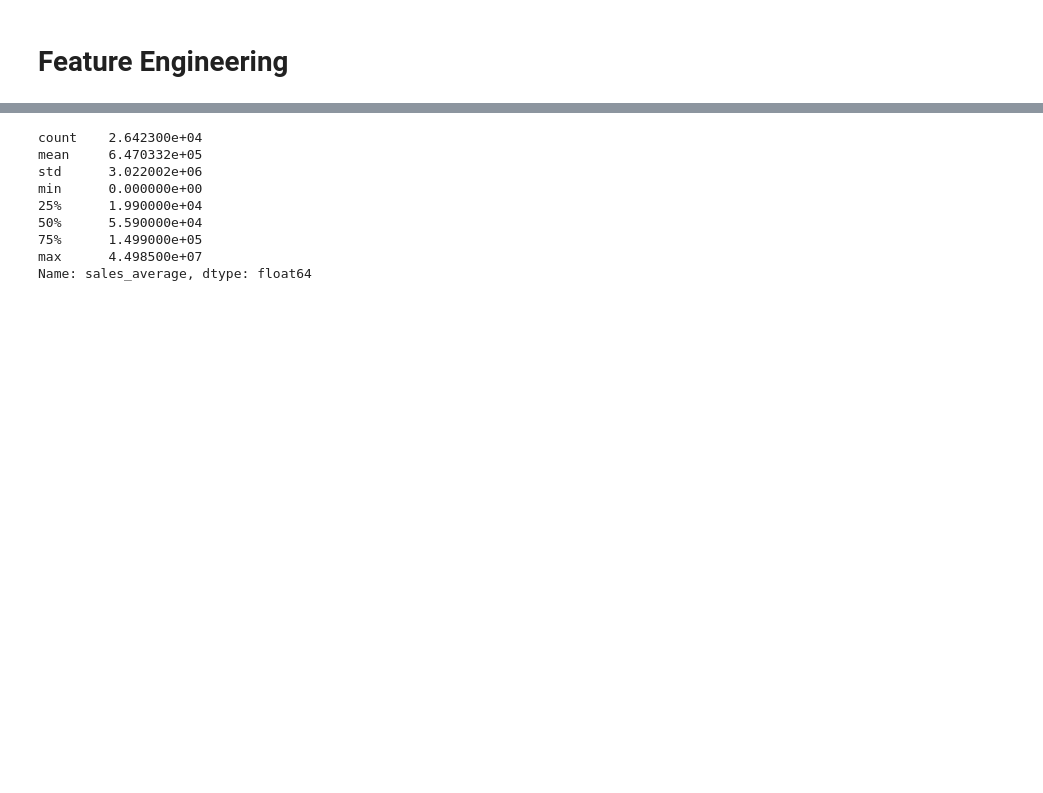
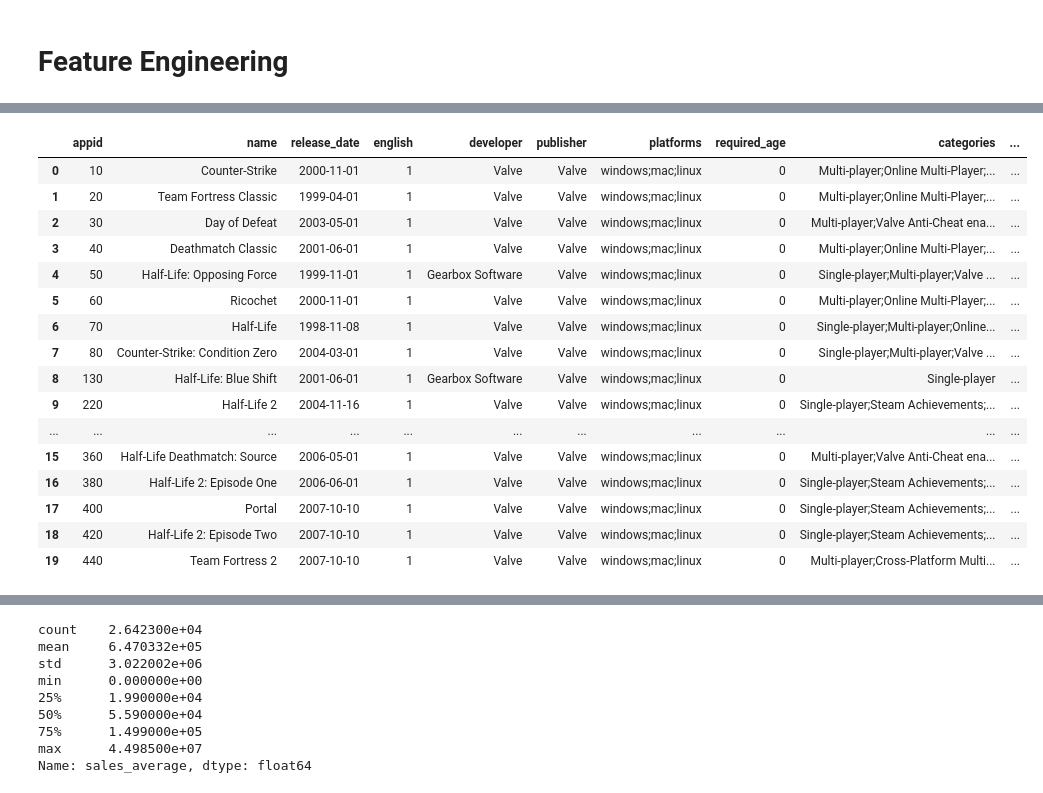
Before and after one commit to SangyunT/steam_game_sales, a Jupyter notebook: index.ipynb, the cells around one changed output, grey strips where cells are left out. Cells and saved outputs as stored; diff of their text form; code cells hidden in the pictures; blank space fills up the shorter version.

```diff
--- a/index.ipynb
+++ b/index.ipynb
@@ -183,0 +193,21 @@ Name: count, dtype: int64
+# %%
+games = games.reset_index().drop("index", axis=1)
+games.head()
+# %% [output]
+|  | appid | name | release_date | english | developer | publisher | platforms | required_age | categories | ... |
+| 0 | 10 | Counter-Strike | 2000-11-01 | 1 | Valve | Valve | windows;mac;linux | 0 | Multi-player;Online Multi-Player;... | ... |
+| 1 | 20 | Team Fortress Classic | 1999-04-01 | 1 | Valve | Valve | windows;mac;linux | 0 | Multi-player;Online Multi-Player;... | ... |
+| 2 | 30 | Day of Defeat | 2003-05-01 | 1 | Valve | Valve | windows;mac;linux | 0 | Multi-player;Valve Anti-Cheat ena... | ... |
+| 3 | 40 | Deathmatch Classic | 2001-06-01 | 1 | Valve | Valve | windows;mac;linux | 0 | Multi-player;Online Multi-Player;... | ... |
+| 4 | 50 | Half-Life: Opposing Force | 1999-11-01 | 1 | Gearbox Software | Valve | windows;mac;linux | 0 | Single-player;Multi-player;Valve ... | ... |
+| 5 | 60 | Ricochet | 2000-11-01 | 1 | Valve | Valve | windows;mac;linux | 0 | Multi-player;Online Multi-Player;... | ... |
+| 6 | 70 | Half-Life | 1998-11-08 | 1 | Valve | Valve | windows;mac;linux | 0 | Single-player;Multi-player;Online... | ... |
+| 7 | 80 | Counter-Strike: Condition Zero | 2004-03-01 | 1 | Valve | Valve | windows;mac;linux | 0 | Single-player;Multi-player;Valve ... | ... |
+| 8 | 130 | Half-Life: Blue Shift | 2001-06-01 | 1 | Gearbox Software | Valve | windows;mac;linux | 0 | Single-player | ... |
+| 9 | 220 | Half-Life 2 | 2004-11-16 | 1 | Valve | Valve | windows;mac;linux | 0 | Single-player;Steam Achievements;... | ... |
+| ... | ... | ... | ... | ... | ... | ... | ... | ... | ... | ... |
+| 15 | 360 | Half-Life Deathmatch: Source | 2006-05-01 | 1 | Valve | Valve | windows;mac;linux | 0 | Multi-player;Valve Anti-Cheat ena... | ... |
+| 16 | 380 | Half-Life 2: Episode One | 2006-06-01 | 1 | Valve | Valve | windows;mac;linux | 0 | Single-player;Steam Achievements;... | ... |
+| 17 | 400 | Portal | 2007-10-10 | 1 | Valve | Valve | windows;mac;linux | 0 | Single-player;Steam Achievements;... | ... |
+| 18 | 420 | Half-Life 2: Episode Two | 2007-10-10 | 1 | Valve | Valve | windows;mac;linux | 0 | Single-player;Steam Achievements;... | ... |
+| 19 | 440 | Team Fortress 2 | 2007-10-10 | 1 | Valve | Valve | windows;mac;linux | 0 | Multi-player;Cross-Platform Multi... | ... |
```
Also changed, not shown: parts of 10 cells of this notebook.
